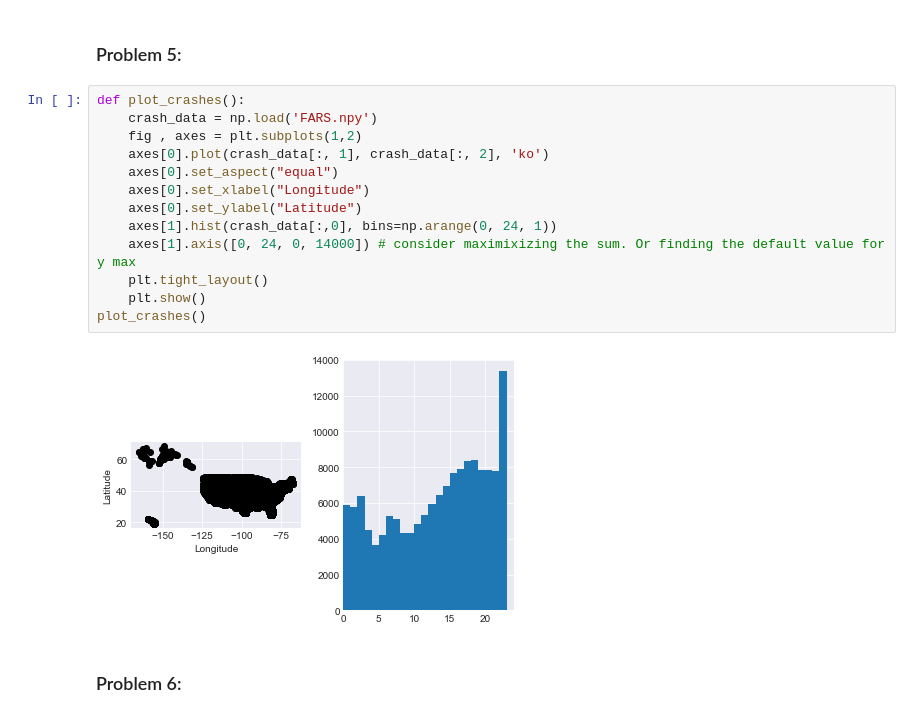
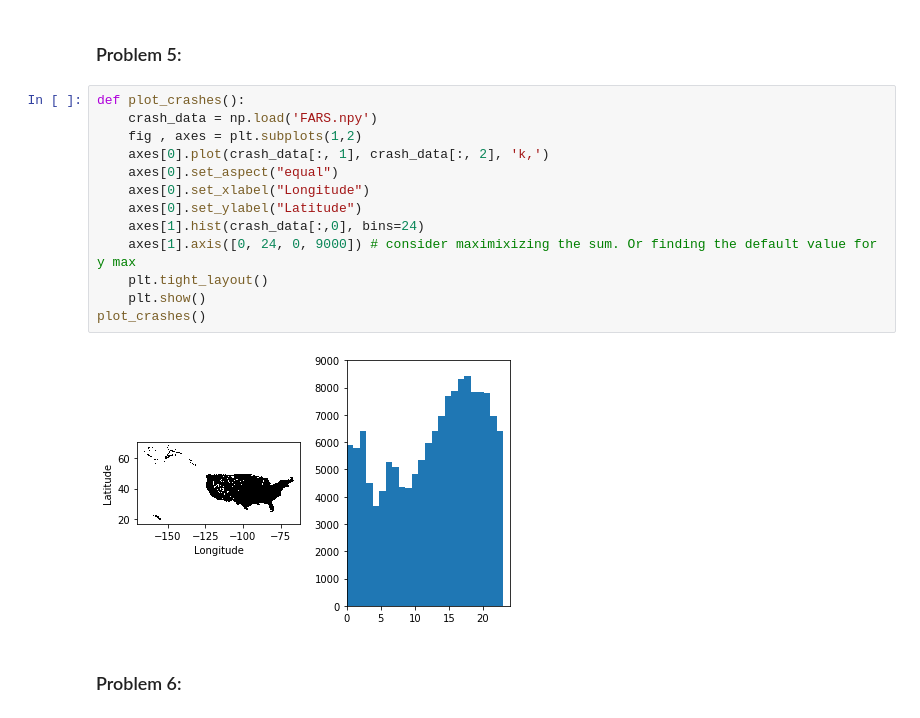
Before and after one commit to Cacheell/BootCamp2018, a Jupyter notebook: ProbSets/Comp/ProbSet2/Problem Set Questions.ipynb, the cells around one changed output. Drawn from its saved outputs; the diff is of its cells as text.

```diff
--- a/ProbSets/Comp/ProbSet2/Problem Set Questions.ipynb
+++ b/ProbSets/Comp/ProbSet2/Problem Set Questions.ipynb
@@ -92,18 +93,18 @@ more_trig_graphs()
 # %%
 def plot_crashes():
     crash_data = np.load('FARS.npy')
     fig , axes = plt.subplots(1,2)
-    axes[0].plot(crash_data[:, 1], crash_data[:, 2], 'ko')
+    axes[0].plot(crash_data[:, 1], crash_data[:, 2], 'k,')
     axes[0].set_aspect("equal")
     axes[0].set_xlabel("Longitude")
     axes[0].set_ylabel("Latitude")
-    axes[1].hist(crash_data[:,0], bins=np.arange(0, 24, 1))
-    axes[1].axis([0, 24, 0, 14000]) # consider maximixizing the sum. Or finding the default value for y max
+    axes[1].hist(crash_data[:,0], bins=24)
+    axes[1].axis([0, 24, 0, 9000]) # consider maximixizing the sum. Or finding the default value for y max
     plt.tight_layout()
     plt.show()
 plot_crashes()
 # %% [output]
-[figure, old version]
+[figure, new version]
 # %% [markdown]
 ### Problem 6:
 # %%
```
Also changed, not shown: parts of 32 cells of this notebook, 1 other file.
